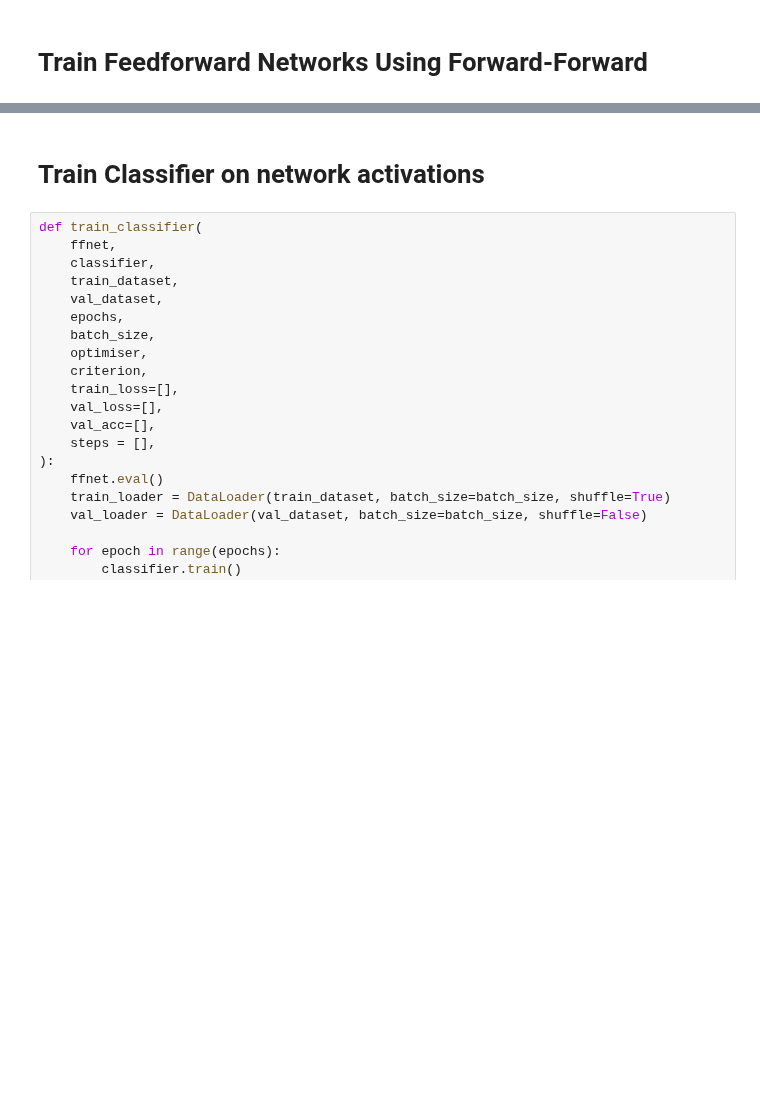
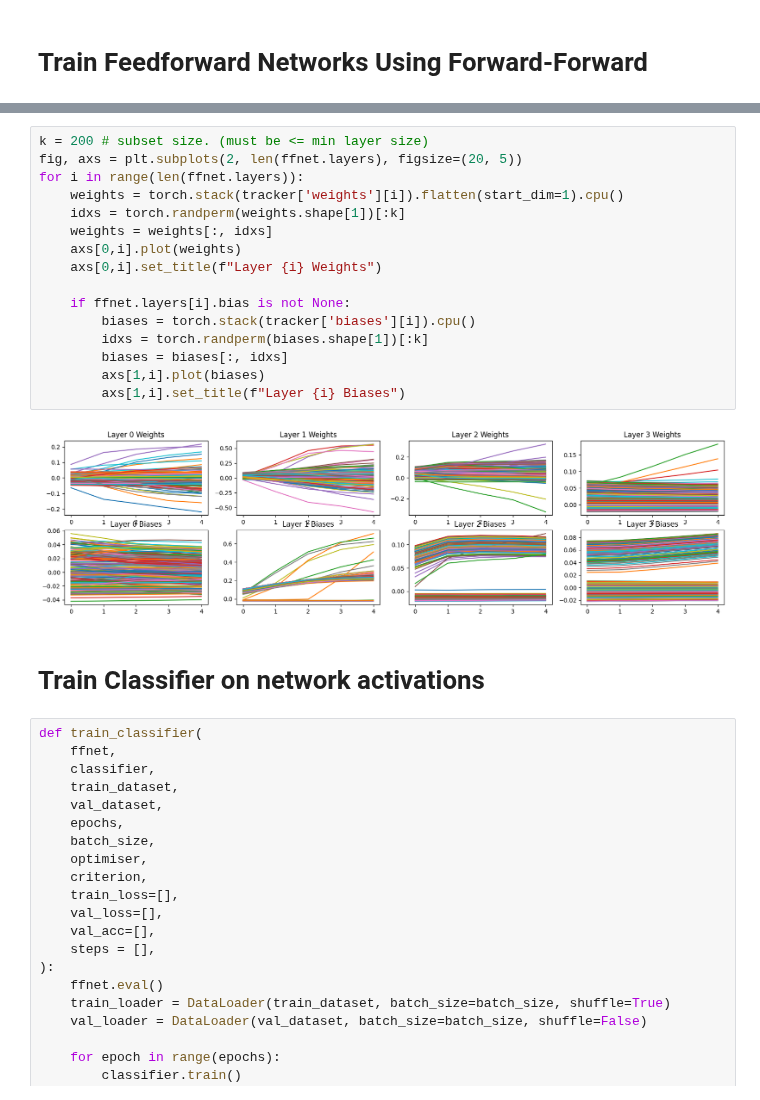
Before and after one commit to joeagriffith/ml-learning, a Jupyter notebook: Deep_Learning/Experimental/Forward_Forward/mnist.ipynb, the cells around one changed output, grey strips where cells are left out. Cells and saved outputs as stored; diff of their text form; blank space fills up the shorter version.

```diff
--- a/Deep_Learning/Experimental/Forward_Forward/mnist.ipynb
+++ b/Deep_Learning/Experimental/Forward_Forward/mnist.ipynb
@@ -116,3 +112,21 @@ for i, layer in enumerate(ffnet.layers):
+# %%
+k = 200 # subset size. (must be <= min layer size)
+fig, axs = plt.subplots(2, len(ffnet.layers), figsize=(20, 5))
+for i in range(len(ffnet.layers)):
+    weights = torch.stack(tracker['weights'][i]).flatten(start_dim=1).cpu()
+    idxs = torch.randperm(weights.shape[1])[:k]
+    weights = weights[:, idxs]
+    axs[0,i].plot(weights)
+    axs[0,i].set_title(f"Layer {i} Weights")
+
+    if ffnet.layers[i].bias is not None:
+        biases = torch.stack(tracker['biases'][i]).cpu()
+        idxs = torch.randperm(biases.shape[1])[:k]
+        biases = biases[:, idxs]
+        axs[1,i].plot(biases)
+        axs[1,i].set_title(f"Layer {i} Biases")
+# %% [output]
+[figure, added]
 # %% [markdown]
 # Train Classifier on network activations
 # %%
```
Also changed, not shown: parts of 5 cells of this notebook, 1 other file.
